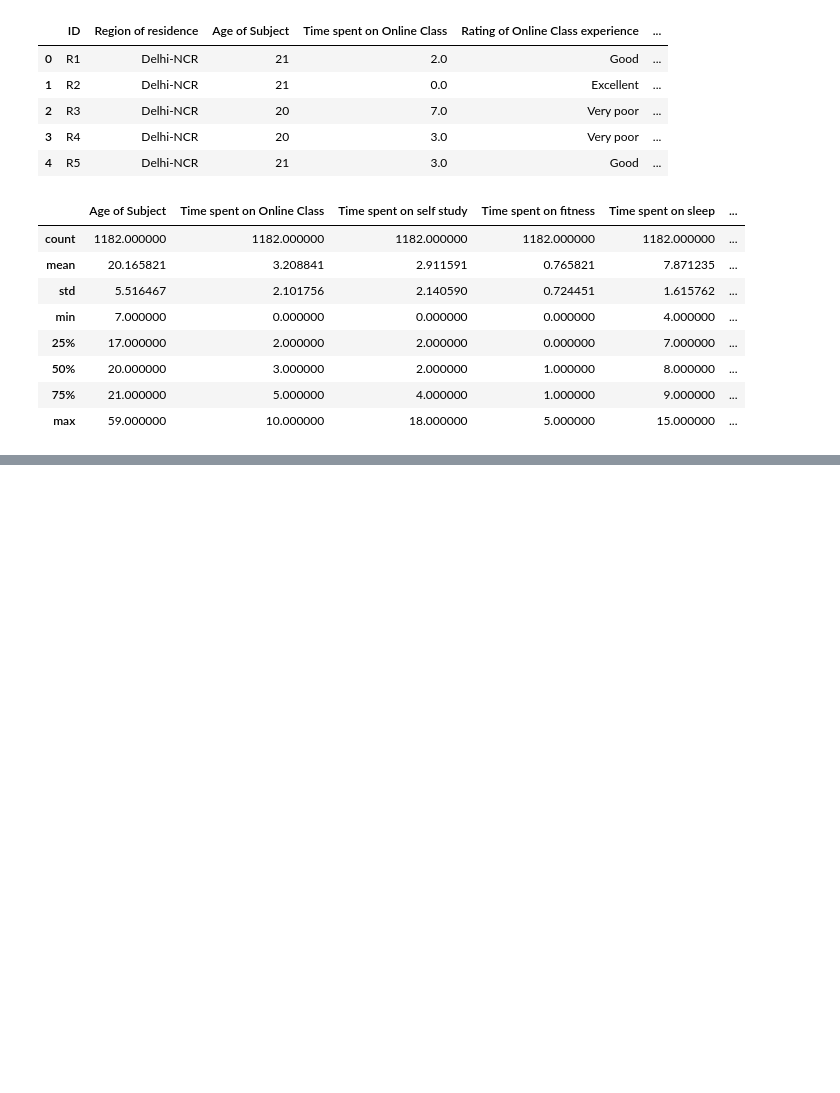
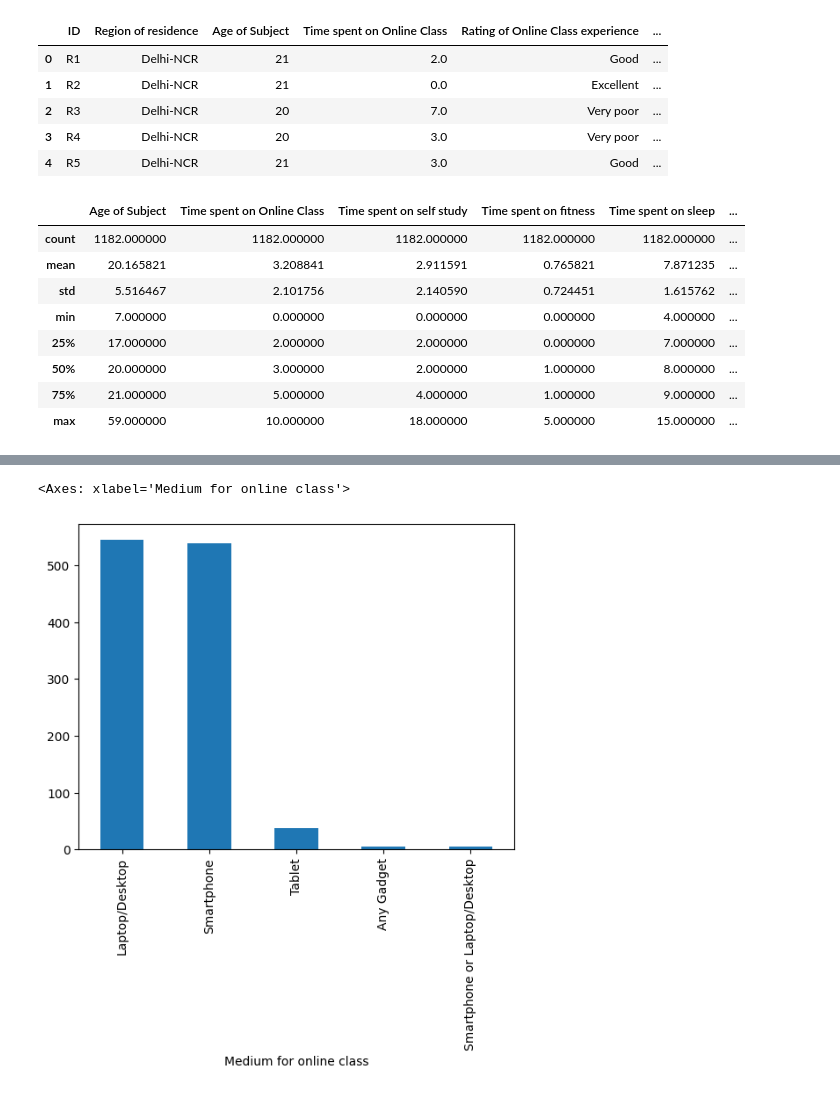
Before and after one commit to Shripadm-29/COVID-19-and-its-Impact-on-Students-Data-Analysis, a Jupyter notebook: Data_Analysis.ipynb, the cells around one changed output, grey strips where cells are left out. Saved outputs shown, nothing was run; the diff lists cells and outputs as text; code cells hidden in the pictures; blank space fills up the shorter version.

```diff
--- a/Data_Analysis.ipynb
+++ b/Data_Analysis.ipynb
@@ -27,0 +63,4 @@ data.describe()
+# %%
+value_counts = data['Medium for online class'].value_counts()
+
+print(value_counts)
@@ -27,0 +75,5 @@ data.describe()
+# %%
+value_counts.plot.bar()
+# %% [output]
+<Axes: xlabel='Medium for online class'>
+[figure, added]
```
Also changed, not shown: parts of 28 cells of this notebook.
